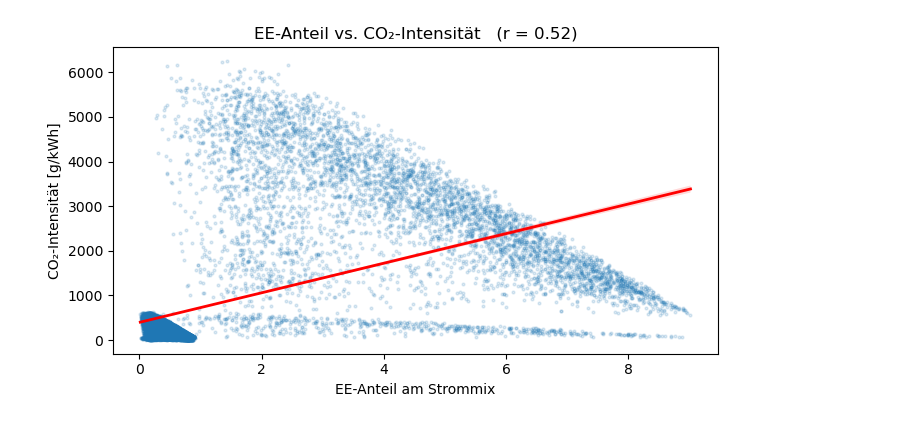
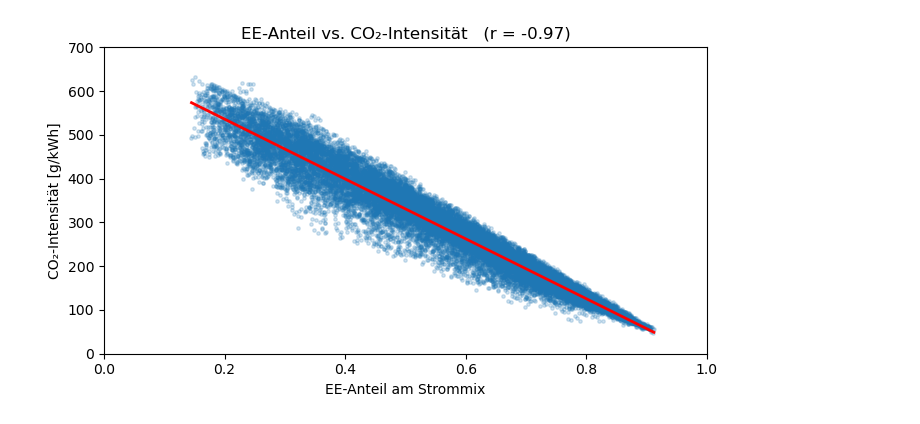
Before and after one commit to Luquadas/Thesis, a Jupyter notebook: Scatter_Plot.ipynb, the cells around one changed output. Drawn from its saved outputs; the diff is of its cells as text; code cells hidden in the pictures.

```diff
--- a/Scatter_Plot.ipynb
+++ b/Scatter_Plot.ipynb
@@ -1,65 +1,61 @@
 # %%
-# =========================================================
-# Scatter-Plot  EE-Anteil  vs.  CO₂-Intensität   (g / kWh)
-# =========================================================
-#
-# ► Vorab: Excel als CSV speichern (Trennzeichen = Semikolon)
-#   Screenshot-Spaltennamen werden 1-zu-1 verwendet.
-#
-# ---------------------------------------------------------
-# 0) Bibliotheken
-# ---------------------------------------------------------
 import pandas as pd
 import matplotlib.pyplot as plt
 import seaborn as sns
 from scipy.stats import pearsonr
 
-# ---------------------------------------------------------
-# 1) CSV einlesen  (Komma-Dezimal, Punkt-Tausender)
-# ---------------------------------------------------------
-csv_path = r"C:\Users\asus\Desktop\Masterarbeit\Realisierte Erzeugung\Strommix_mit_Emissionen_2325NEW.csv"
+csv_path = r"C:\Users\asus\Desktop\Masterarbeit\Realisierte Erzeugung\Strommix_mit_Emissionen_2325_EE_Tonnen.csv"
 
+# 1) Richtig einlesen: DezimalPUNKT, kein thousands
 df = pd.read_csv(
     csv_path,
-    sep=";",              # deutsches Semikolon
-    decimal=",",          # Komma als Dezimalzeichen
-    thousands=".",        # Punkt als Tausendertrenner
-    parse_dates=["Datum von"],
-    dayfirst=True
+    sep=";", decimal=".",  # <— wichtig!
+    parse_dates=["Datum von"], dayfirst=True
 ).set_index("Datum von")
 
-# ---------------------------------------------------------
-# 2) Erneuerbaren-Anteil pro Stunde
-# ---------------------------------------------------------
+# 2) Numerik erzwingen
+mwh_cols  = [c for c in df.columns if c.endswith("[MWh]")]
+tco2_cols = [c for c in df.columns if c.endswith("[t_CO2]")]
+num_cols  = mwh_cols + tco2_cols + ["Sum_MWh", "Sum_t_CO2"]
+
+for c in num_cols:
+    if c in df.columns:
+        df[c] = pd.to_numeric(df[c], errors="coerce")
+
+# 3) Gesamterzeugung selbst neu bilden (robuster als die Datei-Spalte)
+df["Sum_MWh_calc"] = df[mwh_cols].sum(axis=1)
+
+# 4) EE-Anteil (0..1)
 ee_cols = ["Wind Onshore [MWh]", "Wind Offshore [MWh]",
-           "Photovoltaik [MWh]", "Wasserkraft [MWh]", "Biomasse [MWh]"]
+           "Photovoltaik [MWh]", "Wasserkraft [MWh]", "Biomasse [MWh]","Sonstige Erneuerbare [MWh]"]
+df["EE_Anteil"] = df[ee_cols].sum(axis=1) / df["Sum_MWh_calc"]
 
-df["EE_Anteil"] = df[ee_cols].sum(axis=1) / df["Sum_MWh"]
+# 5) CO₂-Intensität korrekt aus Tonnen → g/kWh
+df["CO2_g_per_kWh_calc"] = (df["Sum_t_CO2"] * 1000) / df["Sum_MWh_calc"]
 
-# ---------------------------------------------------------
-# 3) CO₂-Intensität   (g  /  kWh)
-#    Sum_kg_CO2 stammt aus deiner Datei → von kg auf g/kWh
-# ---------------------------------------------------------
-df["CO2_g_per_kWh"] = (df["Sum_kg_CO2"] * 1000) / df["Sum_MWh"]
+# 6) Plausibilitätsfilter
+mask = (
+    df["Sum_MWh_calc"] > 0
+    & df["EE_Anteil"].between(0, 1, inclusive="both")
+    & df["CO2_g_per_kWh_calc"].between(0, 1000)
+)
+d = df.loc[mask, ["EE_Anteil", "CO2_g_per_kWh_calc"]].dropna()
 
-# ---------------------------------------------------------
-# 4) Pearson-Korrelation
-# ---------------------------------------------------------
-r, p = pearsonr(df["EE_Anteil"], df["CO2_g_per_kWh"])
+print("EE_Anteil min/max:", d["EE_Anteil"].min(), d["EE_Anteil"].max())
+print(d["CO2_g_per_kWh_calc"].describe())
+
+# 7) Pearson + Scatter
+r, p = pearsonr(d["EE_Anteil"], d["CO2_g_per_kWh_calc"])
 print(f"Pearson r = {r:.2f}   (p = {p:.3e})")
 
-# ---------------------------------------------------------
-# 5) Scatter-Plot  +  lineare Regressionslinie
-# ---------------------------------------------------------
 plt.figure(figsize=(7,4))
 sns.regplot(
-    data=df,
-    x="EE_Anteil",
-    y="CO2_g_per_kWh",
-    scatter_kws={"s":4, "alpha":0.15},
-    line_kws={"color":"red", "lw":2},
-    ci=95
+    data=d, x="EE_Anteil", y="CO2_g_per_kWh_calc",
+    scatter_kws={"s":6, "alpha":0.20},
+    line_kws={"color":"red", "lw":2}, ci=95
 )
+plt.xlim(0, 1)
+plt.ylim(0, max(700, d["CO2_g_per_kWh_calc"].quantile(0.995)))
 plt.xlabel("EE-Anteil am Strommix")
 plt.ylabel("CO₂-Intensität [g/kWh]")
 plt.title(f"EE-Anteil vs. CO₂-Intensität   (r = {r:.2f})")
@@ -70 +76 @@ Pearson r = 0.52   (p = 0.000e+00)
-[figure, old version]
+[figure, new version]
```
Also changed, not shown: parts of 1 cell of this notebook.
